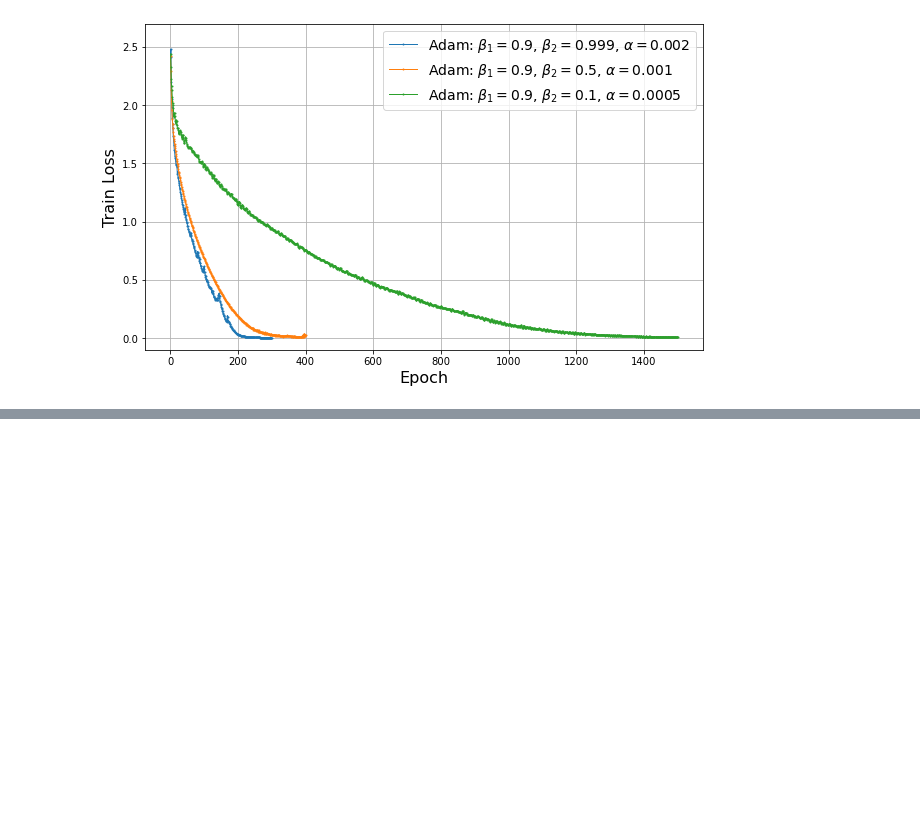
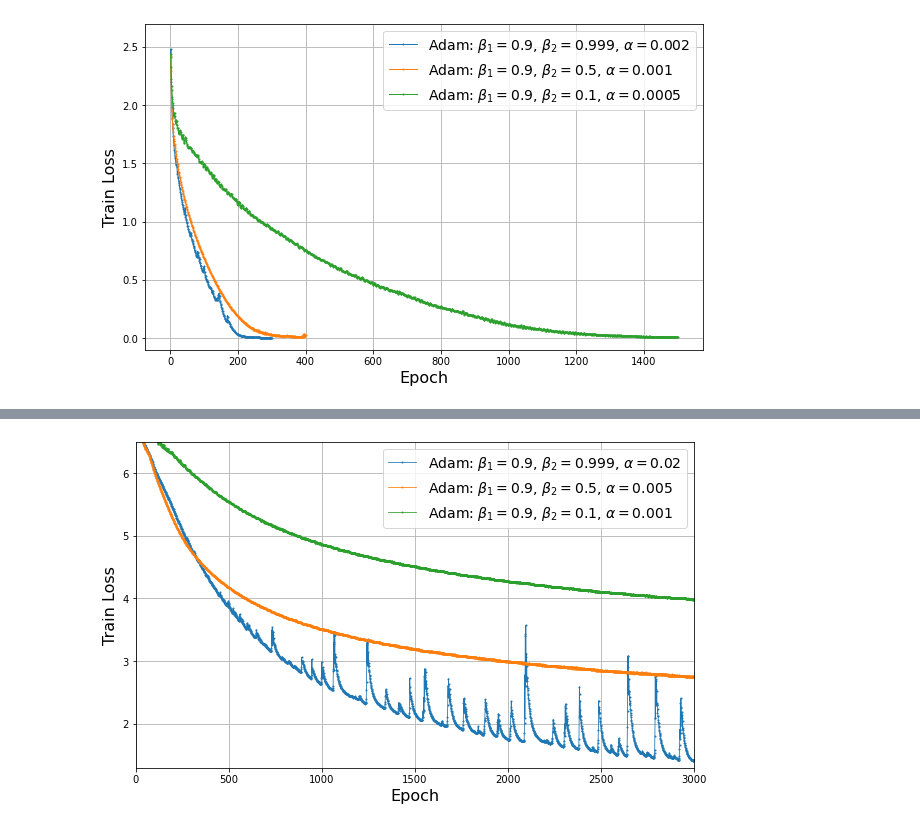
Before and after one commit to artem-riabinin/Adam_experiments, a Jupyter notebook: plots/plots.ipynb, the cells around one changed output, grey strips where cells are left out. Cells and saved outputs as stored; diff of their text form; code cells hidden in the pictures; blank space fills up the shorter version.

```diff
--- a/plots/plots.ipynb
+++ b/plots/plots.ipynb
@@ -189,0 +191,64 @@ if __name__ == "__main__":
+# %%
+import matplotlib.pyplot as plt
+import re
+
+# Function to parse the log file and extract epoch and train loss values
+def parse_log_file(log_file_path):
+    epochs = []
+    train_losses = []
+
+    # Open the log file and read the lines
+    with open(log_file_path, 'r') as file:
+        lines = file.readlines()
+
+        # Regular expression to match the epoch and train loss in each line
+        pattern = r"\| epoch\s+(\d+)\s+\| total loss ([\d.]+) \|"
+
+        for line in lines:
+            match = re.search(pattern, line)
+            if match:
+                epoch = int(match.group(1))
+                train_loss = float(match.group(2))
+                epochs.append(epoch)
+                train_losses.append(train_loss)
+
+    return epochs, train_losses
+
+# Function to plot the train loss vs. epochs for multiple log files
+def plot_multiple_train_losses(log_file_paths):
+    plt.figure(figsize=(10, 6))
+
+    # Iterate over each log file and plot its data
+    k = 0
+    for log_file_path in log_file_paths:
+        epochs, train_losses = parse_log_file(log_file_path)
+        if k == 0:
+            plt.plot(epochs, train_losses, label=r'Adam: $\beta_1 = 0.9$, $\beta_2 = 0.999$, $\alpha = 0.02$', marker='o', markersize=1, linewidth=0.8)
+        if k == 1:
+            plt.plot(epochs, train_losses, label=r'Adam: $\beta_1 = 0.9$, $\beta_2 = 0.5$, $\alpha = 0.005$', marker='o', markersize=1, linewidth=0.8)
+        if k == 2:
+            plt.plot(epochs, train_losses, label=r'Adam: $\beta_1 = 0.9$, $\beta_2 = 0.1$, $\alpha = 0.001$', marker='o', markersize=1, linewidth=0.8)
+        k+=1
+
+    # Customize the plot
+    plt.xlabel('Epoch', fontsize=16)
+    plt.ylabel('Train Loss', fontsize=16)
+    plt.grid(True)
+    plt.ylim([1.3, 6.5])
+    plt.xlim([0, 3000])
+    plt.legend(fontsize=14)
+    plt.savefig('lstm_exp_2.pdf', format='pdf')
+    plt.show()
+
+# Main function
+if __name__ == "__main__":
+    log_file_paths = [
+        'out6.txt',
+        'out5.txt',
+        'out4.txt'
+    ]
+
+    # Plot train loss vs epochs for all log files
+    plot_multiple_train_losses(log_file_paths)
+# %% [output]
+[figure, added]
```
Also changed, not shown: parts of 1 cell of this notebook, 3 other files.
